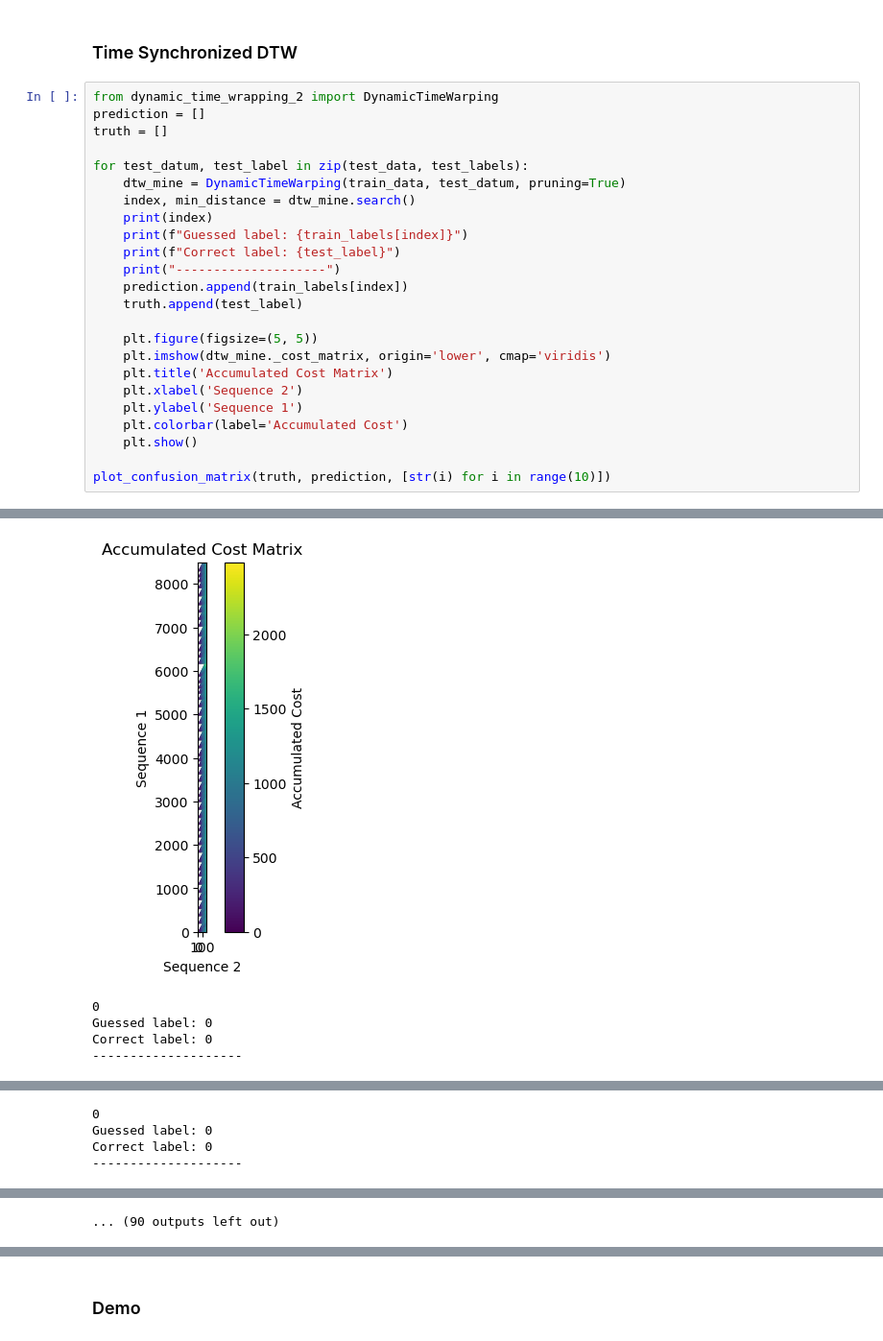
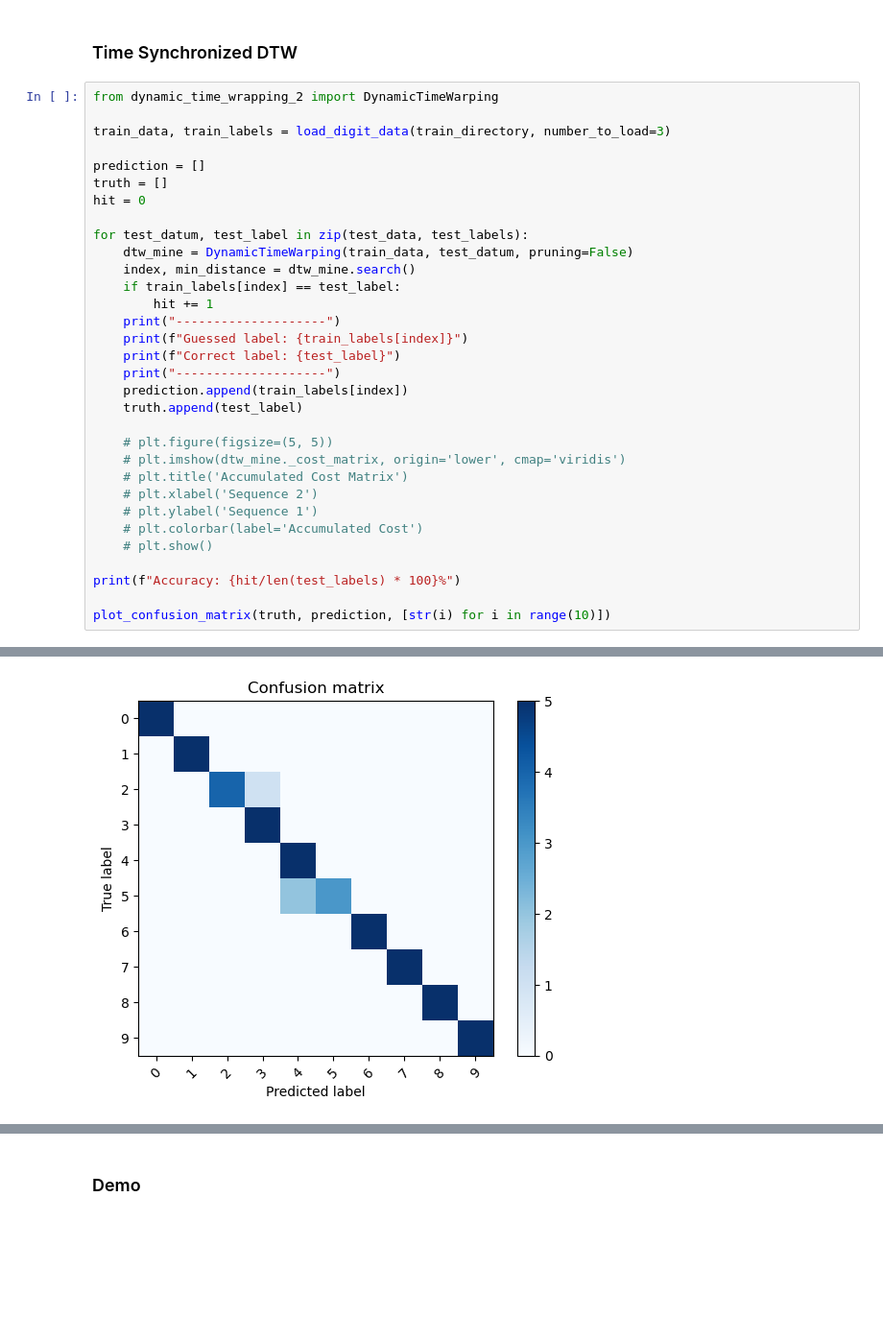
Before and after one commit to loeeeee/CS-304-Speech-Recognition-Code, a Jupyter notebook: src/loe-speech-recognition/project3_interface.ipynb, the cells around one changed output, grey strips where cells are left out. Shown at 96% size. Drawn from its saved outputs; the diff is of its cells as text; blank space fills up the shorter version.

```diff
--- a/src/loe-speech-recognition/project3_interface.ipynb
+++ b/src/loe-speech-recognition/project3_interface.ipynb
@@ -244,26 +237,34 @@ plot_confusion_matrix(truth, prediction, [str(i) for i in range(10)])
 ### Time Synchronized DTW
 # %%
 from dynamic_time_wrapping_2 import DynamicTimeWarping
+
+train_data, train_labels = load_digit_data(train_directory, number_to_load=3)
+
 prediction = []
 truth = []
+hit = 0
 
 for test_datum, test_label in zip(test_data, test_labels):
-    dtw_mine = DynamicTimeWarping(train_data, test_datum, pruning=True)
+    dtw_mine = DynamicTimeWarping(train_data, test_datum, pruning=False)
     index, min_distance = dtw_mine.search()
-    print(index)
+    if train_labels[index] == test_label:
+        hit += 1
+    print("--------------------")
     print(f"Guessed label: {train_labels[index]}")
     print(f"Correct label: {test_label}")
     print("--------------------")
     prediction.append(train_labels[index])
     truth.append(test_label)
 
-    plt.figure(figsize=(5, 5))
-    plt.imshow(dtw_mine._cost_matrix, origin='lower', cmap='viridis')
-    plt.title('Accumulated Cost Matrix')
-    plt.xlabel('Sequence 2')
-    plt.ylabel('Sequence 1')
-    plt.colorbar(label='Accumulated Cost')
-    plt.show()
+    # plt.figure(figsize=(5, 5))
+    # plt.imshow(dtw_mine._cost_matrix, origin='lower', cmap='viridis')
+    # plt.title('Accumulated Cost Matrix')
+    # plt.xlabel('Sequence 2')
+    # plt.ylabel('Sequence 1')
+    # plt.colorbar(label='Accumulated Cost')
+    # plt.show()
+
+print(f"Accuracy: {hit/len(test_labels) * 100}%")
 
 plot_confusion_matrix(truth, prediction, [str(i) for i in range(10)])
 # %% [output]
@@ -274,5 +288 @@ Correct label: 0
-[figure, old version]
+[figure, new version]
-0
-Guessed label: 0
-Correct label: 0
---------------------
@@ -280,4 +289,0 @@ Correct label: 0
-0
-Guessed label: 0
-Correct label: 0
---------------------
@@ -300 +289,0 @@ Correct label: 1
-... (90 outputs left out)
```
Also changed, not shown: parts of 3 cells of this notebook, 2 other files.
